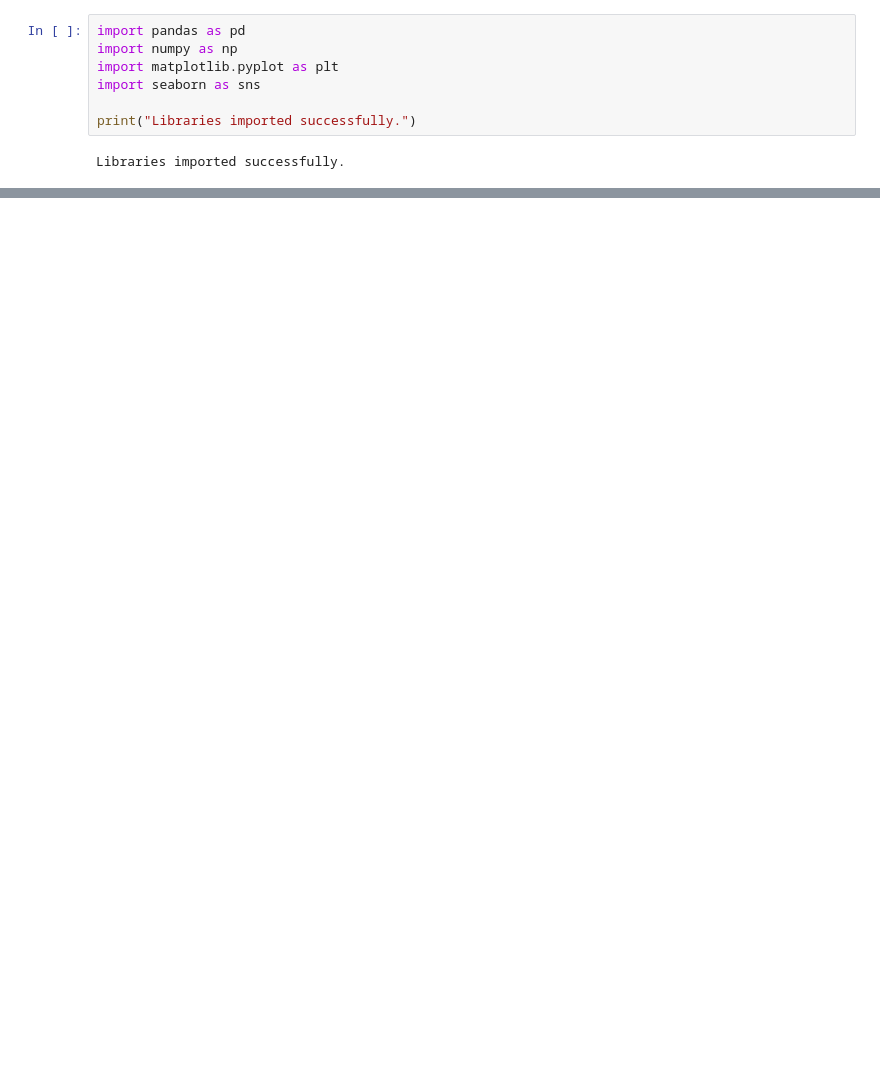
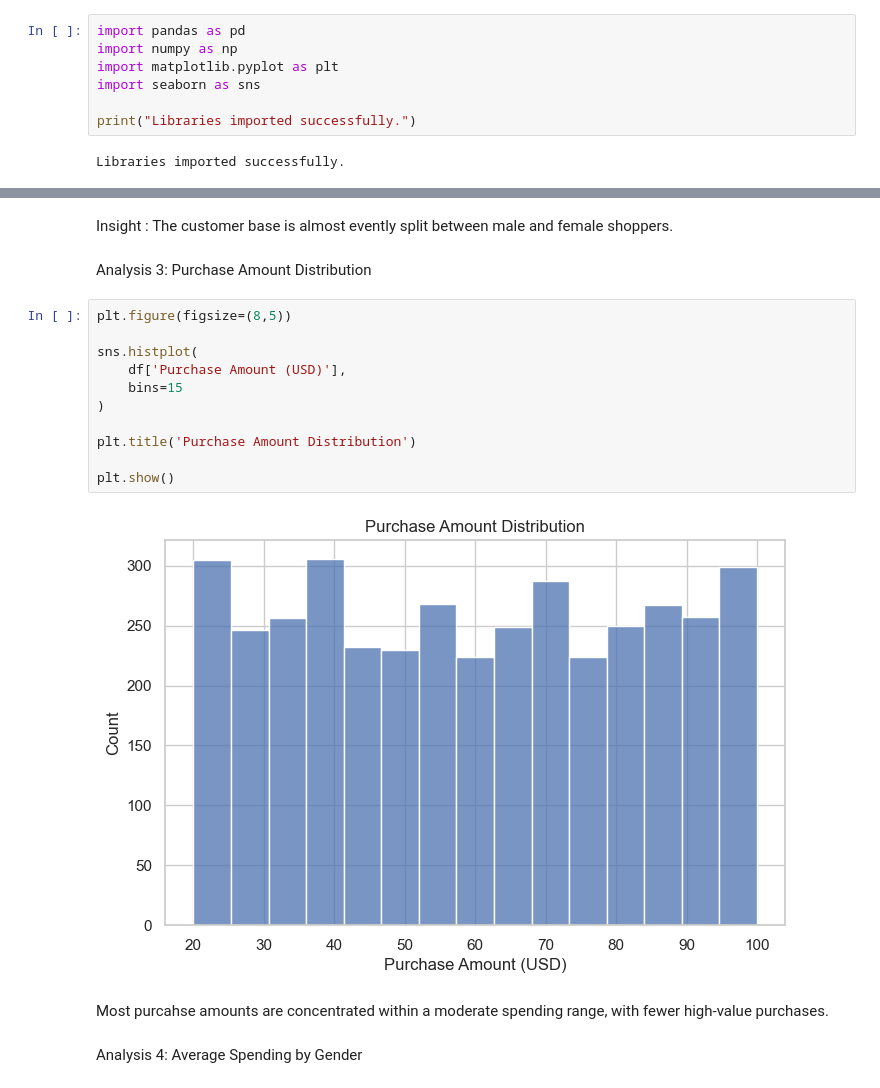
Before and after one commit to suthanthira89/customer-shopping-behaviour-analysis, a Jupyter notebook: customer_shopping_analysis.ipynb, the cells around one changed output, grey strips where cells are left out. Saved outputs shown, nothing was run; the diff lists cells and outputs as text; blank space fills up the shorter version.

```diff
--- a/customer_shopping_analysis.ipynb
+++ b/customer_shopping_analysis.ipynb
@@ -22,0 +190,21 @@ df.head()
+# %% [markdown]
+Insight : The customer base is almost evently split between male and female shoppers.
+# %% [markdown]
+Analysis 3: Purchase Amount Distribution
+# %%
+plt.figure(figsize=(8,5))
+
+sns.histplot(
+    df['Purchase Amount (USD)'],
+    bins=15
+)
+
+plt.title('Purchase Amount Distribution')
+
+plt.show()
+# %% [output]
+[figure, added]
+# %% [markdown]
+Most purcahse amounts are concentrated within a moderate spending range, with fewer high-value purchases.
+# %% [markdown]
+Analysis 4: Average Spending by Gender
```
Also changed, not shown: parts of 28 cells of this notebook.
